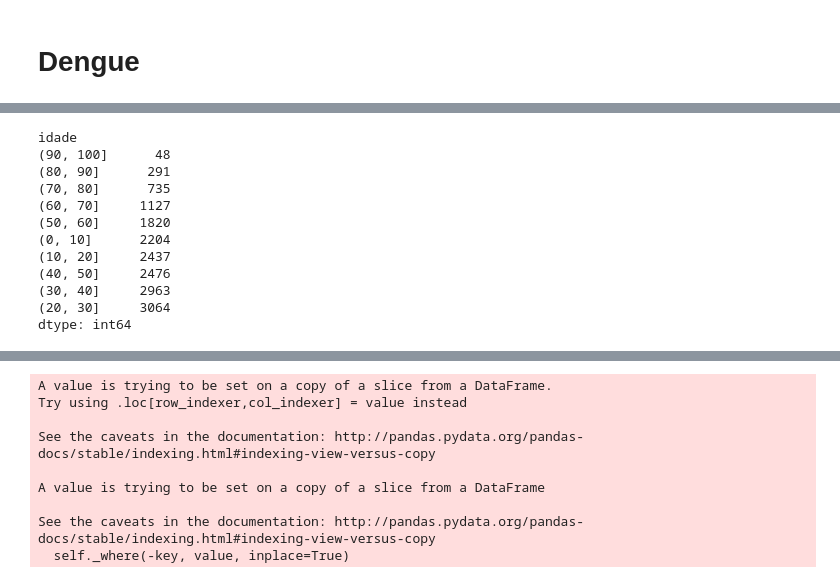
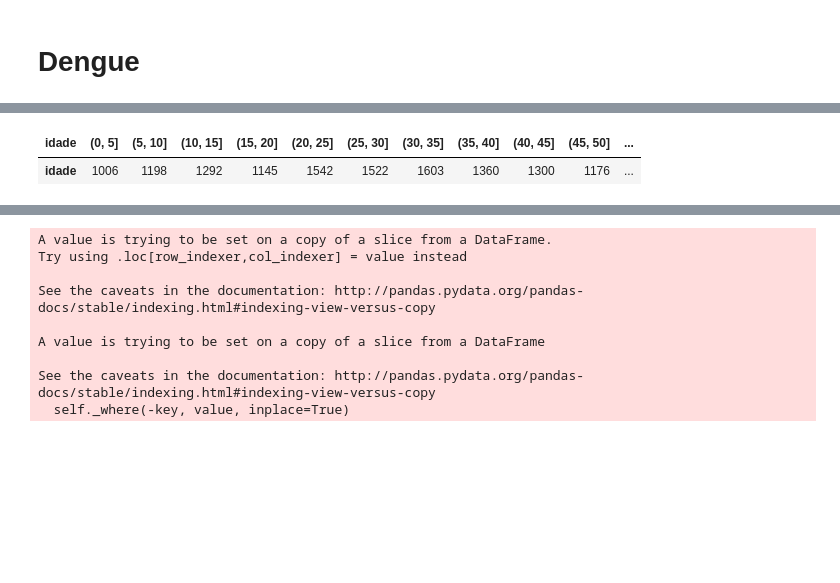
Before and after one commit to if1015-datascience-ufpe/2018-1-projeto-apt, a Jupyter notebook: dengue.ipynb, the cells around one changed output, grey strips where cells are left out. Drawn from its saved outputs; the diff is of its cells as text; code cells hidden in the pictures; blank space fills up the shorter version.

```diff
--- a/dengue.ipynb
+++ b/dengue.ipynb
@@ -167,18 +221,13 @@ dtype: int64
 # %%
-age_bins = np.arange(0, 101, 10)
+%%opts Histogram [width=700 tools=['hover']]
+
+age_bins = np.arange(0, 101, 5)
 df['idade'] = df['dt_nascimento'].apply(lambda data: 2016 - int(data[-4:]))
 df['idade'] = pd.cut(df['idade'], bins=age_bins)
-df.groupby('idade').size().sort_values()
+
+display(df.groupby('idade').size().sort_index().rename('idade').to_frame().T)
+
+hv.Histogram(np.histogram(df['idade'].apply(lambda i: i.mid), bins=20,  range=(0, 100)))
 # %% [output]
-idade
-(90, 100]      48
-(80, 90]      291
-(70, 80]      735
-(60, 70]     1127
-(50, 60]     1820
-(0, 10]      2204
-(10, 20]     2437
-(40, 50]     2476
-(30, 40]     2963
-(20, 30]     3064
-dtype: int64
+| idade | (0, 5] | (5, 10] | (10, 15] | (15, 20] | (20, 25] | (25, 30] | (30, 35] | (35, 40] | (40, 45] | (45, 50] | ... |
+| idade | 1006 | 1198 | 1292 | 1145 | 1542 | 1522 | 1603 | 1360 | 1300 | 1176 | ... |
```
Also changed, not shown: parts of 19 cells of this notebook.
